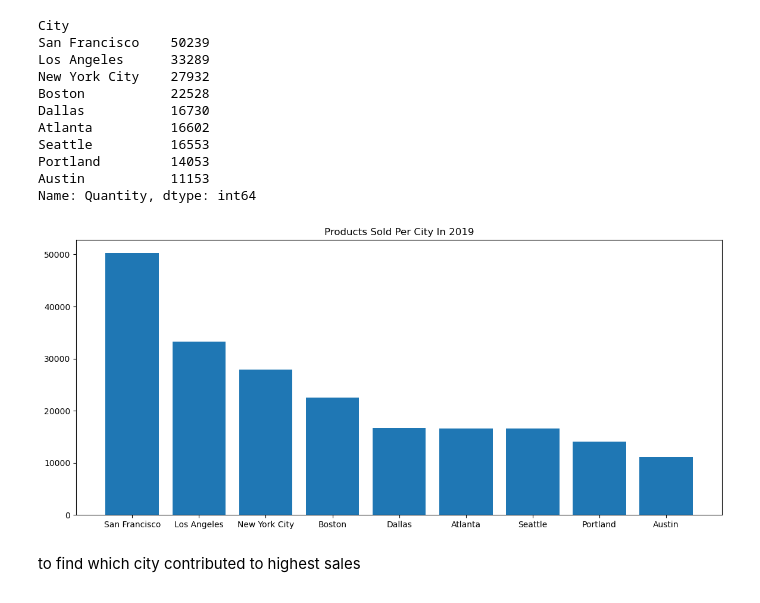
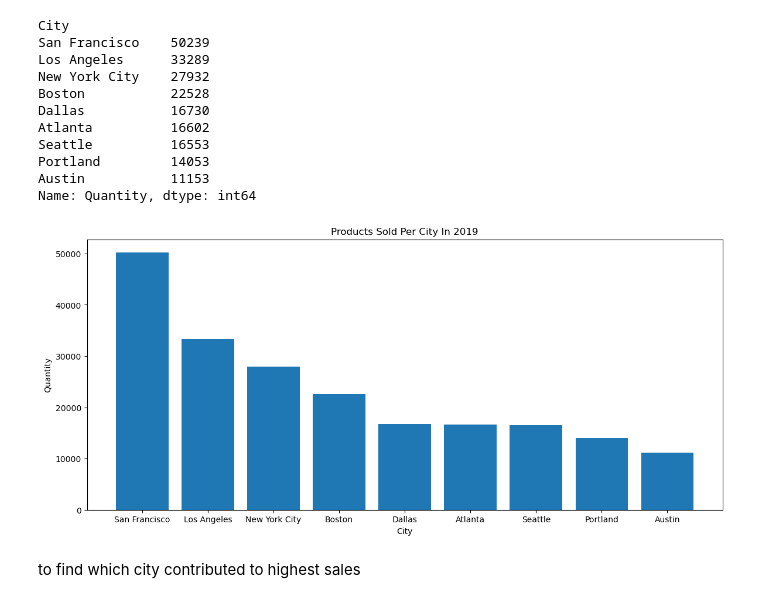
Before and after one commit to shazabhassan/SalesAnalysis-Pandas-and-Matplotlib-, a Jupyter notebook: SalesAnalysis.ipynb, the cells around one changed output. Cells and saved outputs as stored; diff of their text form; code cells hidden in the pictures.

```diff
--- a/SalesAnalysis.ipynb
+++ b/SalesAnalysis.ipynb
@@ -541,16 +582,19 @@ Name: Quantity, dtype: int64
 # %%
 x = y.index
 x
 
 plt.figure(figsize=(14,6))
 plt.title("Products Sold Per City In 2019")
 plt.bar(range(len(y)),y,0.8)
 plt.xticks(range(len(y)),x)
 
+plt.xlabel('City')
+plt.ylabel('Quantity')
+
 
 plt.show()
 # %% [output]
-[figure, old version]
+[figure, new version]
 # %% [markdown]
 to find which city contributed to highest sales
 # %%
```
Also changed, not shown: parts of 22 cells of this notebook.
